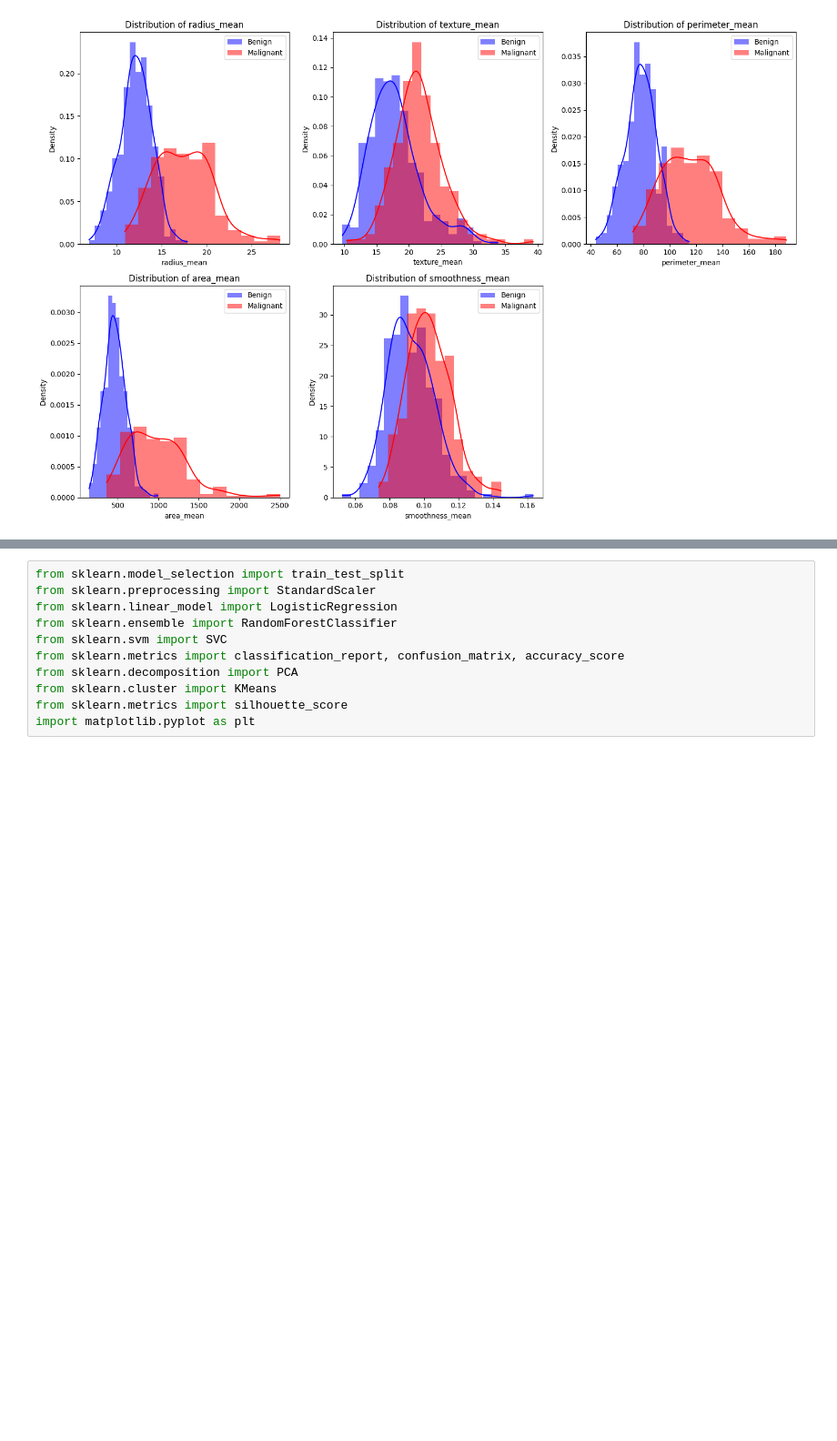
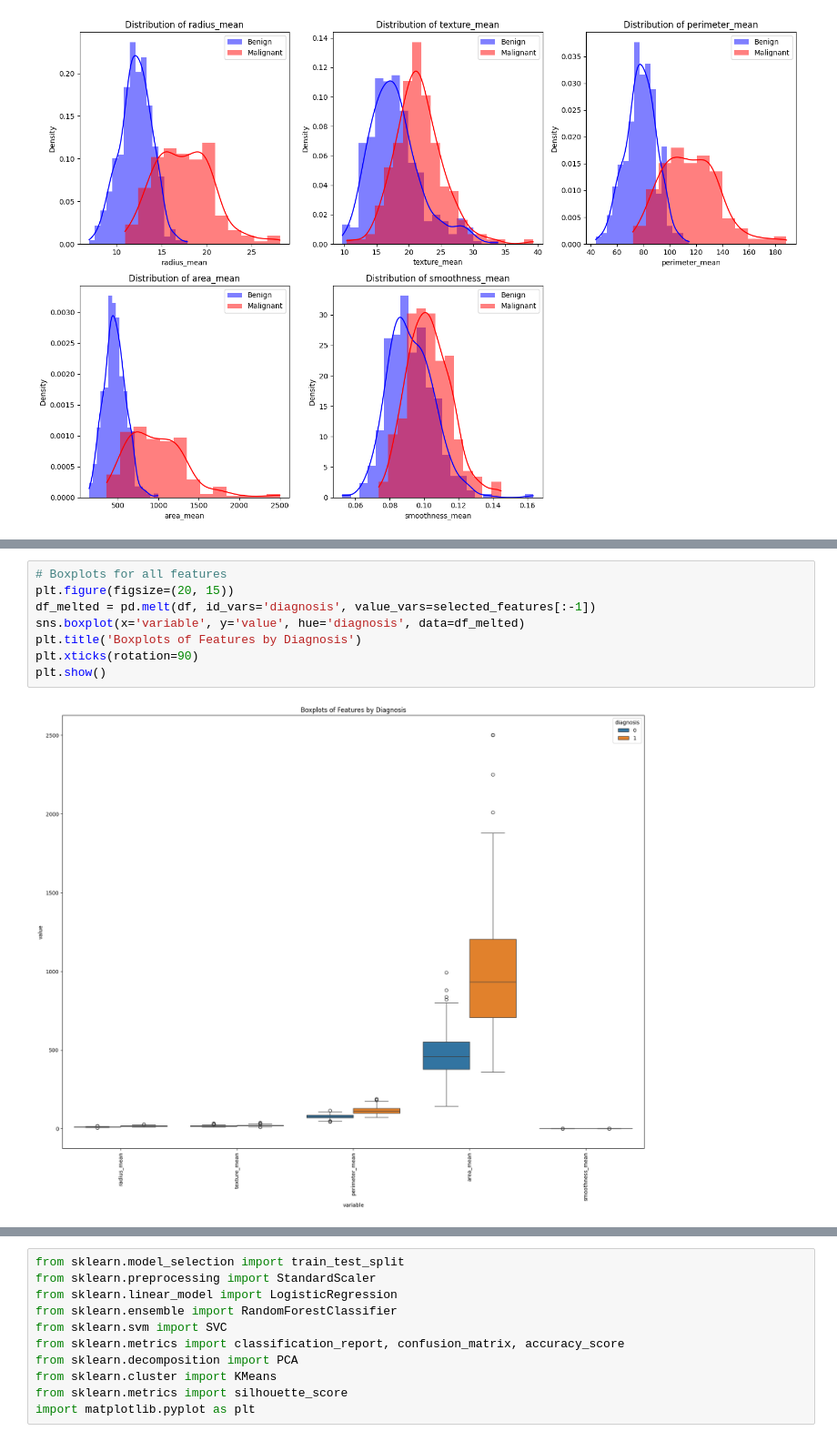
Before and after one commit to SusanVincent/Project, a Jupyter notebook: cancer.ipynb, the cells around one changed output, grey strips where cells are left out. Shown at 91% size. Saved outputs shown, nothing was run; the diff lists cells and outputs as text; blank space fills up the shorter version.

```diff
--- a/cancer.ipynb
+++ b/cancer.ipynb
@@ -140,0 +179,10 @@ plt.show()
+# %%
+# Boxplots for all features
+plt.figure(figsize=(20, 15))
+df_melted = pd.melt(df, id_vars='diagnosis', value_vars=selected_features[:-1])
+sns.boxplot(x='variable', y='value', hue='diagnosis', data=df_melted)
+plt.title('Boxplots of Features by Diagnosis')
+plt.xticks(rotation=90)
+plt.show()
+# %% [output]
+[figure, added]
```
Also changed, not shown: parts of 5 cells of this notebook.
